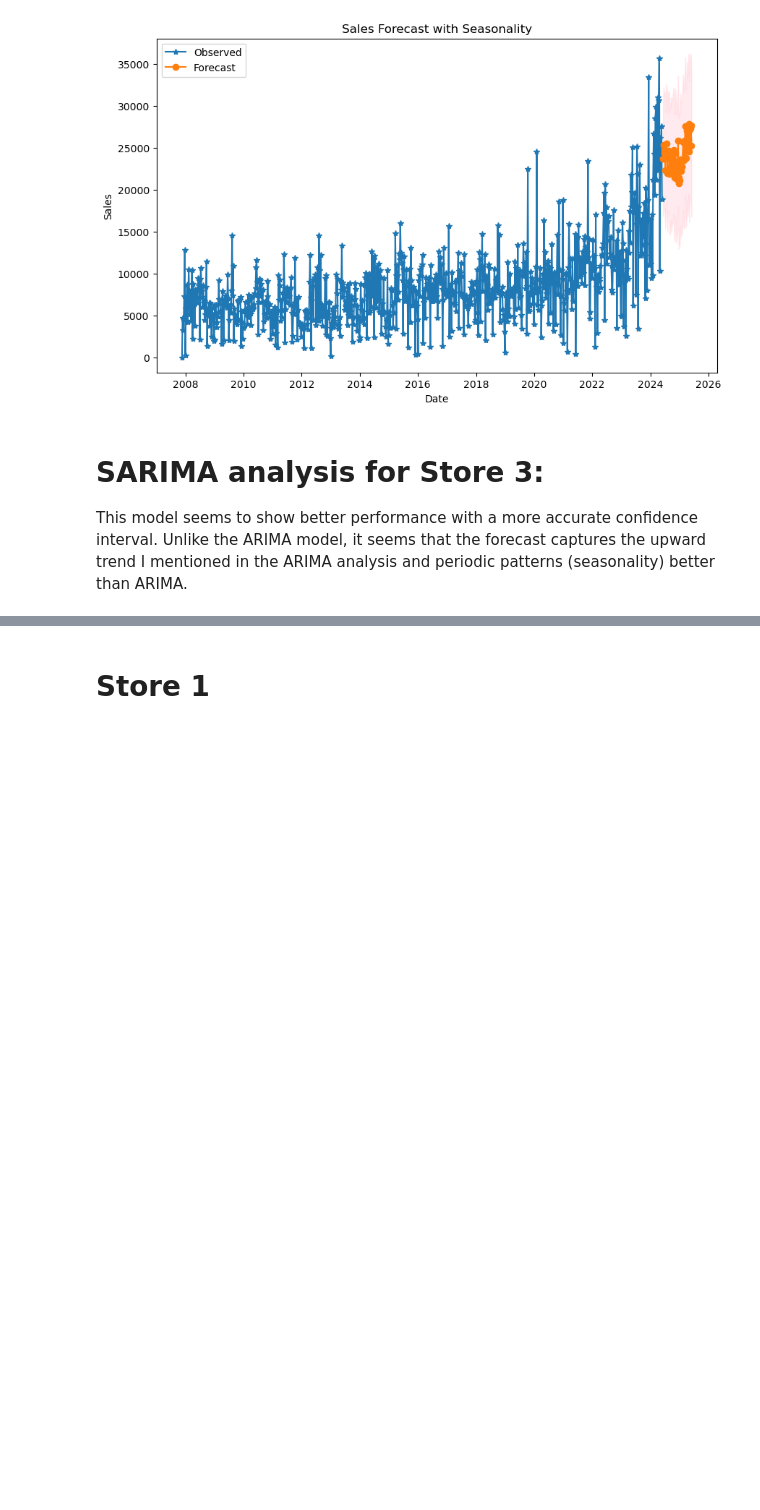
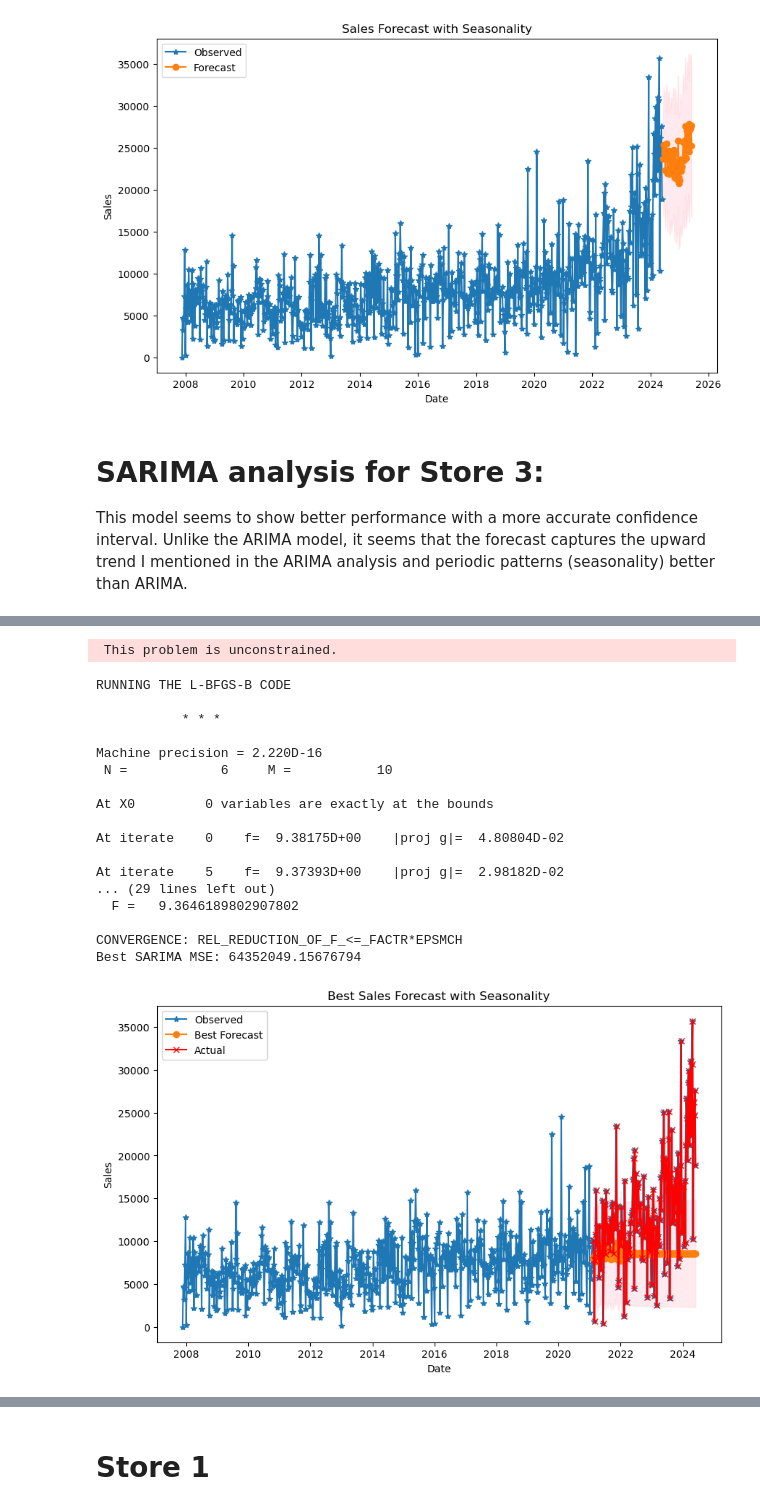
Before and after one commit to srhill12/project-2-group-3, a Jupyter notebook: steven's notebook/Steven's Notebook.ipynb, the cells around one changed output, grey strips where cells are left out. Cells and saved outputs as stored; diff of their text form; code cells hidden in the pictures; blank space fills up the shorter version.

Commit message:
final thoughts added and amended plus accuracy attempts

```diff
--- a/steven's notebook/Steven's Notebook.ipynb
+++ b/steven's notebook/Steven's Notebook.ipynb
@@ -372,0 +425,61 @@ This model seems to show better performance with a more accurate confidence inte
+# %%
+# following dependency will be used as an attempt to find best parameters for models
+from pmdarima import auto_arima
+store3_final_df = store3_final_df.dropna(subset=['Sales'])
+# Split your data into training and testing sets
+train_size = int(len(store3_final_df) * 0.8)
+train, test = store3_final_df['Sales'][:train_size], store3_final_df['Sales'][train_size:]
+# %%
+
+# Fit auto_arima to find the best SARIMA parameters with limited search space
+# these parameters were enacted due to processing times and kernel dying
+auto_model = auto_arima(train, seasonal=True, m=52, trace=True,
+                            start_p=1, start_q=1, max_p=2, max_q=2,
+                            start_P=0, start_Q=0, max_P=1, max_Q=1, max_d=1, max_D=1,
+                            stepwise=True, n_jobs=-1)
+print(auto_model.summary())
+
+# Fit the best model for Store 3
+best_sarima_model = SARIMAX(train, order=auto_model.order, seasonal_order=auto_model.seasonal_order)
+best_sarima_model_fit = best_sarima_model.fit()
+
+# Define the forecast steps
+forecast_steps = len(test)  # Number of periods to forecast
+
+# Forecast using the best model for Store 3
+forecast_best_sarima = best_sarima_model_fit.get_forecast(steps=forecast_steps)
+forecast_mean_best_sarima = forecast_best_sarima.predicted_mean
+forecast_conf_int_best_sarima = forecast_best_sarima.conf_int()
+
+# Generate forecast index
+forecast_index_sarima = pd.date_range(start=train.index[-1], periods=forecast_steps + 1, freq='W')[1:]
+
+# Extract the actual values for the forecast period
+actual_values_sarima = test.values
+
+# Extract the forecasted values
+forecast_values_best_sarima = forecast_mean_best_sarima.values
+
+# Ensure the lengths of both arrays are the same
+# len had to be used due to errors where an array was expected, but only one value was output
+assert len(actual_values_sarima) == len(forecast_values_best_sarima), "Mismatch in number of samples"
+
+# Calculate MSE for Store 3
+mse_best_sarima = mean_squared_error(actual_values_sarima, forecast_values_best_sarima)
+print(f'Best SARIMA MSE: {mse_best_sarima}')
+
+# Plot the forecast with the best model for Store 3
+plt.figure(figsize=(10, 6))
+plt.plot(store3_final_df['Sales'], label='Observed', marker='*')
+plt.plot(forecast_index_sarima, forecast_mean_best_sarima, label='Best Forecast', marker='o')
+plt.fill_between(forecast_index_sarima,
+                 forecast_conf_int_best_sarima.iloc[:, 0],
+                 forecast_conf_int_best_sarima.iloc[:, 1],
+                 color='pink', alpha=0.3)
+plt.plot(forecast_index_sarima, actual_values_sarima, label='Actual', marker='x', color='red')  # Add actual values to the plot
+plt.title('Best Sales Forecast with Seasonality')
+plt.xlabel('Date')
+plt.ylabel('Sales')
+plt.legend()
+plt.show()
+# %% [output]
@@ -372,0 +503,19 @@ This model seems to show better performance with a more accurate confidence inte
+ This problem is unconstrained.
+RUNNING THE L-BFGS-B CODE
+
+           * * *
+
+Machine precision = 2.220D-16
+ N =            6     M =           10
+
+At X0         0 variables are exactly at the bounds
+
+At iterate    0    f=  9.38175D+00    |proj g|=  4.80804D-02
+
+At iterate    5    f=  9.37393D+00    |proj g|=  2.98182D-02
+... (29 lines left out)
+  F =   9.3646189802907802
+
+CONVERGENCE: REL_REDUCTION_OF_F_<=_FACTR*EPSMCH
+Best SARIMA MSE: 64352049.15676794
+[figure, added]
```
Also changed, not shown: parts of 19 cells of this notebook, 6 other files.
